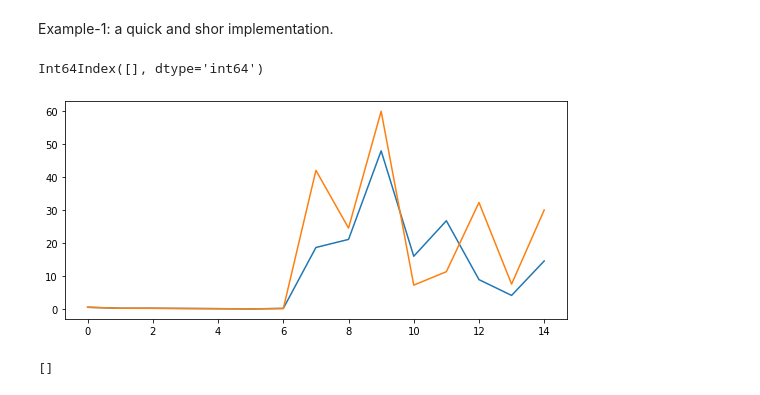
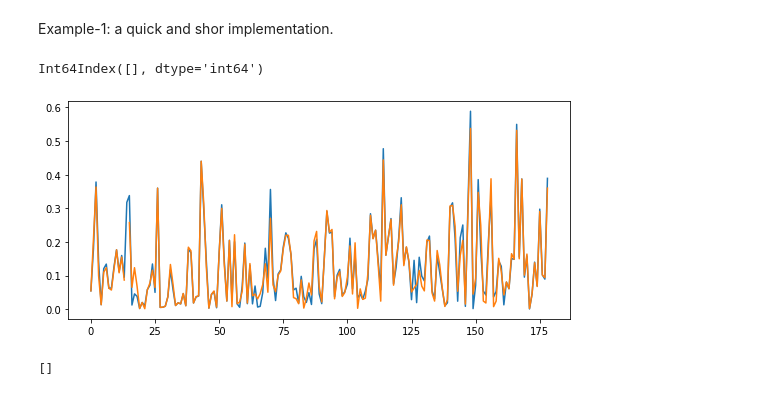
Before and after one commit to RedBatProject/Thesis---a-two-layer-power-network, a Jupyter notebook: intro_with_pandapower.ipynb, the cells around one changed output. Drawn from its saved outputs; the diff is of its cells as text; code cells hidden in the pictures.

```diff
--- a/intro_with_pandapower.ipynb
+++ b/intro_with_pandapower.ipynb
@@ -212,6 +216,6 @@ plt.show()
 # %% [markdown]
 create a power network from IEEE traditional power networks
 # %%
-Network = pn.case14
+Network = pn.case1888rte
 Net = Network() # in this example we use IEEE network known as 30-buses
 Net
@@ -474,27 +664,27 @@ density: 0.21978021978021978
 Example-1: a quick and shor implementation.
 # %%
 current = pd.DataFrame() # just some visualization
-h= [6] # this is list of nodes that we want to remove in first place
+h= [9] # this is list of nodes that we want to remove in first place
 # h = remove_edges
 Net = Network(); # create a new network each time we run
 pp.rundcpp(net=Net); # run the current equation
 current['base'] = Net.res_line['i_ka'];
 pp.drop_buses(Net, h, drop_elements=True); # drop the nodes
 linka = []  # list o removed lines
 pp.rundcpp(net=Net); # run the current equation
 while len(pp.overloaded_lines(Net))!= 0:
     for i in pp.overloaded_lines(Net):
         linka.append(i)
     print(pp.overloaded_lines(Net));
     pp.drop_lines(Net, lines=pp.overloaded_lines(Net));
     pp.rundcpp(net=Net);
 print(pp.overloaded_lines(Net));
 current['af_r_7'] = Net.res_line['i_ka'];
 current['base'].plot(figsize = (9,4));
 current['af_r_7'].plot(figsize = (9,4));
 # %% [output]
 Int64Index([], dtype='int64')
-[figure, old version]
+[figure, new version]
 # %%
 lost = []                                       # list of edges that
 for i in range(len(linka)):                     # must be removed
```
Also changed, not shown: parts of 12 cells of this notebook.
